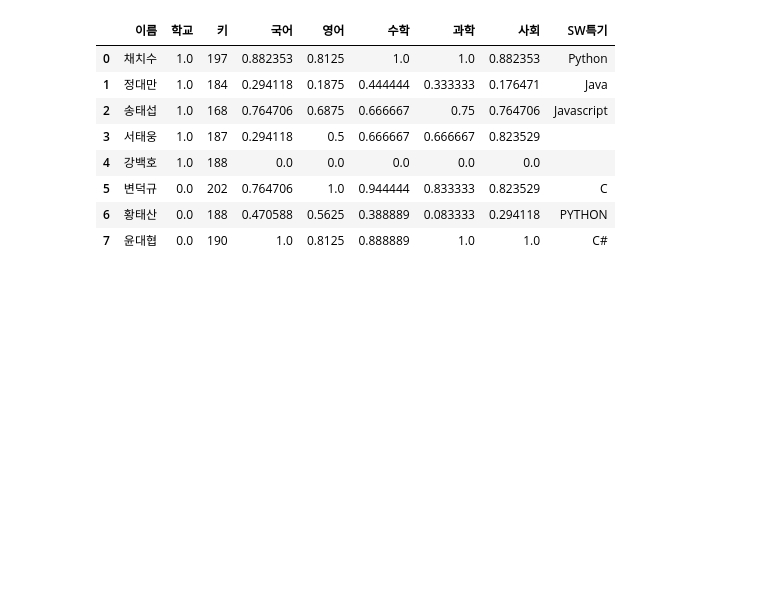
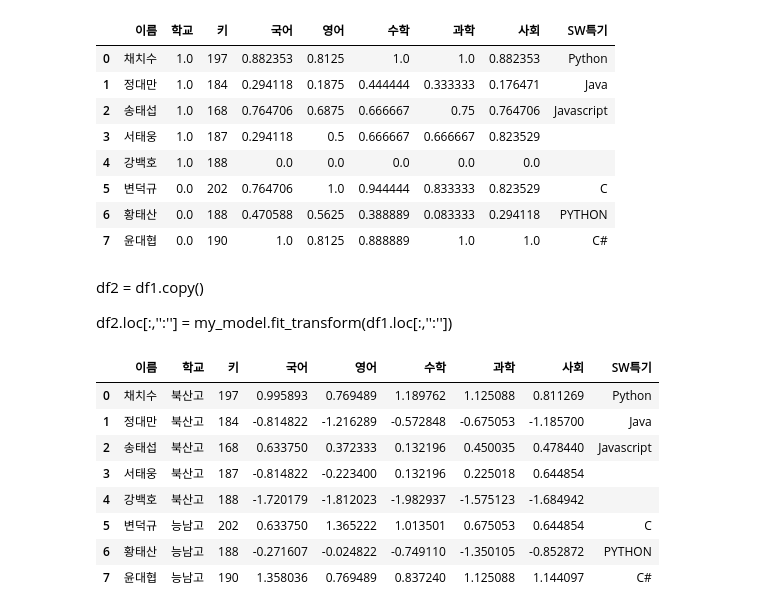
Before and after one commit to smjune/ipynb, a Jupyter notebook: nado/data.ipynb, the cells around one changed output. Drawn from its saved outputs; the diff is of its cells as text; code cells hidden in the pictures; blank space fills up the shorter version.

```diff
--- a/nado/data.ipynb
+++ b/nado/data.ipynb
@@ -477,3 +511,24 @@ OHE_MMS
 | 5 | 변덕규 | 0.0 | 202 | 0.764706 | 1.0 | 0.944444 | 0.833333 | 0.823529 | C |
 | 6 | 황태산 | 0.0 | 188 | 0.470588 | 0.5625 | 0.388889 | 0.083333 | 0.294118 | PYTHON |
 | 7 | 윤대협 | 0.0 | 190 | 1.0 | 0.8125 | 0.888889 | 1.0 | 1.0 | C# |
+# %% [markdown]
+df2 = df1.copy()
+
+df2.loc[:,'':''] =  my_model.fit_transform(df1.loc[:,'':''])
+# %%
+# 원본 그대로 그 자리에서 바꾸기
+
+df2_SDS = df2.copy()
+
+df2_SDS.loc[:,'국어':'사회'] =  my_SDS.fit_transform(df2.loc[:,'국어':'사회'])
+df2_SDS
+# %% [output]
+|  | 이름 | 학교 | 키 | 국어 | 영어 | 수학 | 과학 | 사회 | SW특기 |
+| 0 | 채치수 | 북산고 | 197 | 0.995893 | 0.769489 | 1.189762 | 1.125088 | 0.811269 | Python |
+| 1 | 정대만 | 북산고 | 184 | -0.814822 | -1.216289 | -0.572848 | -0.675053 | -1.185700 | Java |
+| 2 | 송태섭 | 북산고 | 168 | 0.633750 | 0.372333 | 0.132196 | 0.450035 | 0.478440 | Javascript |
+| 3 | 서태웅 | 북산고 | 187 | -0.814822 | -0.223400 | 0.132196 | 0.225018 | 0.644854 |  |
+| 4 | 강백호 | 북산고 | 188 | -1.720179 | -1.812023 | -1.982937 | -1.575123 | -1.684942 |  |
+| 5 | 변덕규 | 능남고 | 202 | 0.633750 | 1.365222 | 1.013501 | 0.675053 | 0.644854 | C |
+| 6 | 황태산 | 능남고 | 188 | -0.271607 | -0.024822 | -0.749110 | -1.350105 | -0.852872 | PYTHON |
+| 7 | 윤대협 | 능남고 | 190 | 1.358036 | 0.769489 | 0.837240 | 1.125088 | 1.144097 | C# |
```
Also changed, not shown: parts of 6 cells of this notebook, 4 other files.
